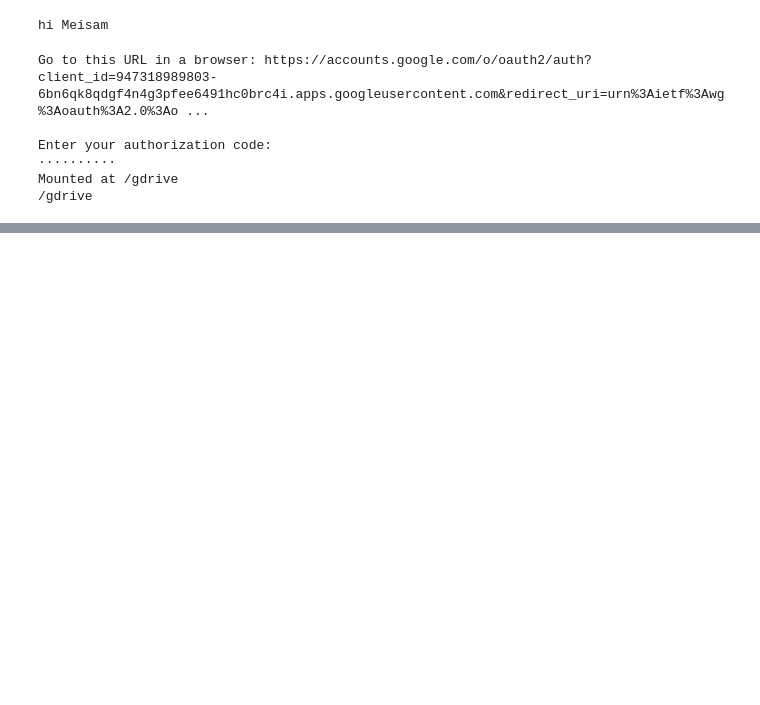
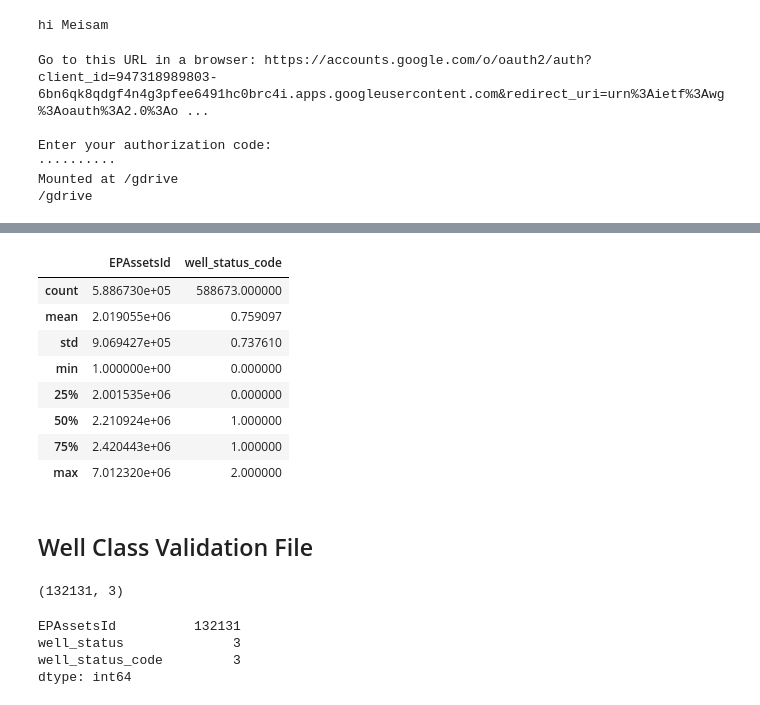
Before and after one commit to Mghane/reCLAIM-2019-Competition, a Jupyter notebook: EDA_Meisam.ipynb, the cells around one changed output, grey strips where cells are left out. Cells and saved outputs as stored; diff of their text form; code cells hidden in the pictures; blank space fills up the shorter version.

```diff
--- a/EDA_Meisam.ipynb
+++ b/EDA_Meisam.ipynb
@@ -326,0 +563,25 @@ df_viking_validation.describe()
+# %%
+df_clas_well_class_train.describe()
+# %% [output]
+|  | EPAssetsId | well_status_code |
+| count | 5.886730e+05 | 588673.000000 |
+| mean | 2.019055e+06 | 0.759097 |
+| std | 9.069427e+05 | 0.737610 |
+| min | 1.000000e+00 | 0.000000 |
+| 25% | 2.001535e+06 | 0.000000 |
+| 50% | 2.210924e+06 | 1.000000 |
+| 75% | 2.420443e+06 | 1.000000 |
+| max | 7.012320e+06 | 2.000000 |
+# %% [markdown]
+## Well Class Validation File
+# %%
+df_clas_well_class_validation.shape
+# %% [output]
+(132131, 3)
+# %%
+df_clas_well_class_validation.nunique()
+# %% [output]
+EPAssetsId          132131
+well_status              3
+well_status_code         3
+dtype: int64
```
Also changed, not shown: parts of 88 cells of this notebook.
